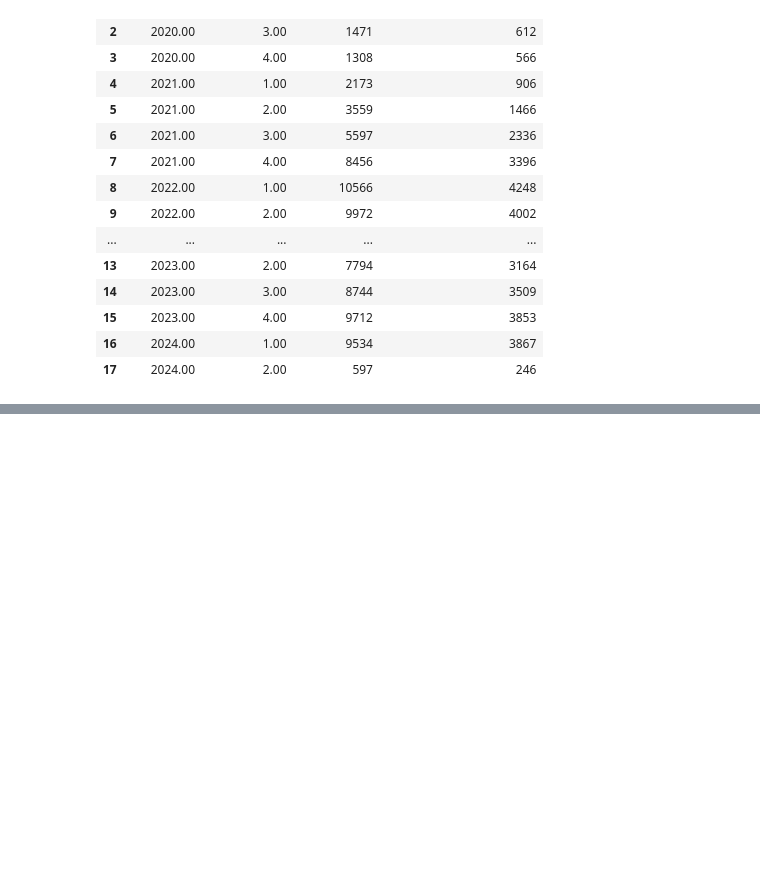
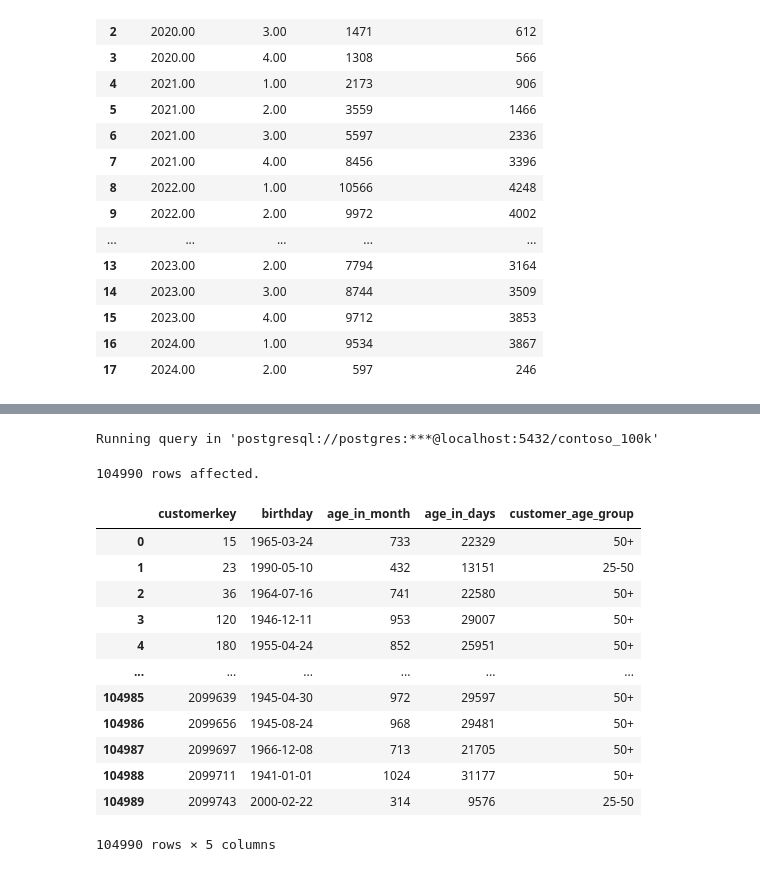
Before and after one commit to Du6eniuk/Du6eniuk, a Jupyter notebook: 0_Intro/2_Colab_Notebooks.ipynb, the cells around one changed output, grey strips where cells are left out. Drawn from its saved outputs; the diff is of its cells as text; code cells hidden in the pictures; blank space fills up the shorter version.

```diff
--- a/0_Intro/2_Colab_Notebooks.ipynb
+++ b/0_Intro/2_Colab_Notebooks.ipynb
@@ -887,0 +905,26 @@ Running query in 'postgresql://postgres:***@localhost:5432/contoso_100k'
+# %%
+%%sql
+SELECT customerkey, birthday,# these ages are different from the one present in the table because they the actual day as of today.
+EXTRACT(YEAR FROM AGE(CURRENT_DATE, birthday)) * 12 + EXTRACT(MONTH FROM AGE(CURRENT_DATE, birthday)) AS age_in_month,
+CURRENT_DATE - birthday AS age_in_days,
+CASE
+  WHEN EXTRACT(YEAR FROM AGE(CURRENT_DATE, birthday)) < 25 THEN 'Under 24'            # WHEN birthday >= CURRENT_DATE - INTERVAL '25 years' THEN 'Under 25' <-don't like this solution
+  WHEN EXTRACT(YEAR FROM AGE(CURRENT_DATE, birthday)) BETWEEN 25 AND 50 THEN '25-50'  # WHEN birthday >= CURRENT_DATE - INTERVAL '49 years' THEN '25-50'
+  ELSE '50+' END AS customer_age_group
+FROM customer
+# %% [output]
+Running query in 'postgresql://postgres:***@localhost:5432/contoso_100k'
+104990 rows affected.
+|  | customerkey | birthday | age_in_month | age_in_days | customer_age_group |
+| 0 | 15 | 1965-03-24 | 733 | 22329 | 50+ |
+| 1 | 23 | 1990-05-10 | 432 | 13151 | 25-50 |
+| 2 | 36 | 1964-07-16 | 741 | 22580 | 50+ |
+| 3 | 120 | 1946-12-11 | 953 | 29007 | 50+ |
+| 4 | 180 | 1955-04-24 | 852 | 25951 | 50+ |
+| ... | ... | ... | ... | ... | ... |
+| 104985 | 2099639 | 1945-04-30 | 972 | 29597 | 50+ |
+| 104986 | 2099656 | 1945-08-24 | 968 | 29481 | 50+ |
+| 104987 | 2099697 | 1966-12-08 | 713 | 21705 | 50+ |
+| 104988 | 2099711 | 1941-01-01 | 1024 | 31177 | 50+ |
+| 104989 | 2099743 | 2000-02-22 | 314 | 9576 | 25-50 |
+104990 rows × 5 columns
```
Also changed, not shown: parts of 3 cells of this notebook.
